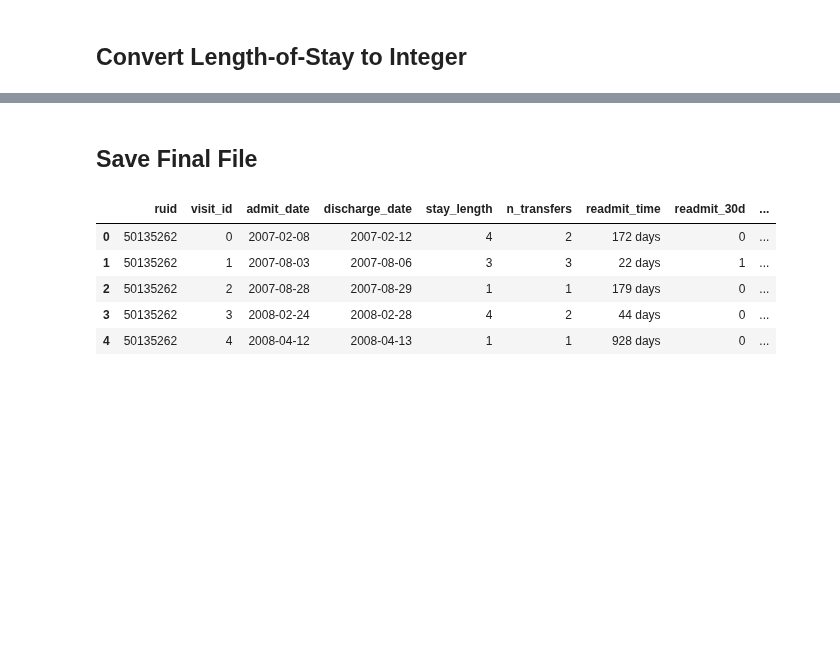
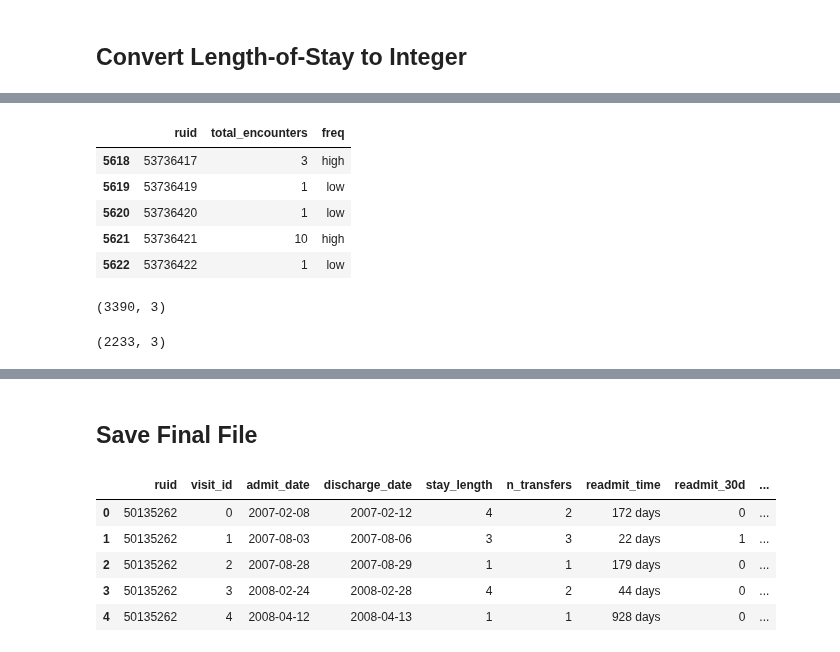
Before and after one commit to alvinjeffery/Bios8366_project, a Jupyter notebook: code/merging.ipynb, the cells around one changed output, grey strips where cells are left out. Saved outputs shown, nothing was run; the diff lists cells and outputs as text; code cells hidden in the pictures; blank space fills up the shorter version.

```diff
--- a/code/merging.ipynb
+++ b/code/merging.ipynb
@@ -252,0 +287,20 @@ merged_all.head()
+# %%
+encounter_counts.tail()
+# %% [output]
+|  | ruid | total_encounters | freq |
+| 5618 | 53736417 | 3 | high |
+| 5619 | 53736419 | 1 | low |
+| 5620 | 53736420 | 1 | low |
+| 5621 | 53736421 | 10 | high |
+| 5622 | 53736422 | 1 | low |
+# %%
+low_freq = encounter_counts[encounter_counts.freq=='low']
+low_freq.shape
+# %% [output]
+(3390, 3)
+# %%
+high_freq = encounter_counts[encounter_counts.freq=='high']
+assert(low_freq.shape[0] + high_freq.shape[0] == encounter_counts.shape[0])
+high_freq.shape
+# %% [output]
+(2233, 3)
```
Also changed, not shown: parts of 21 cells of this notebook, 1 other file.
